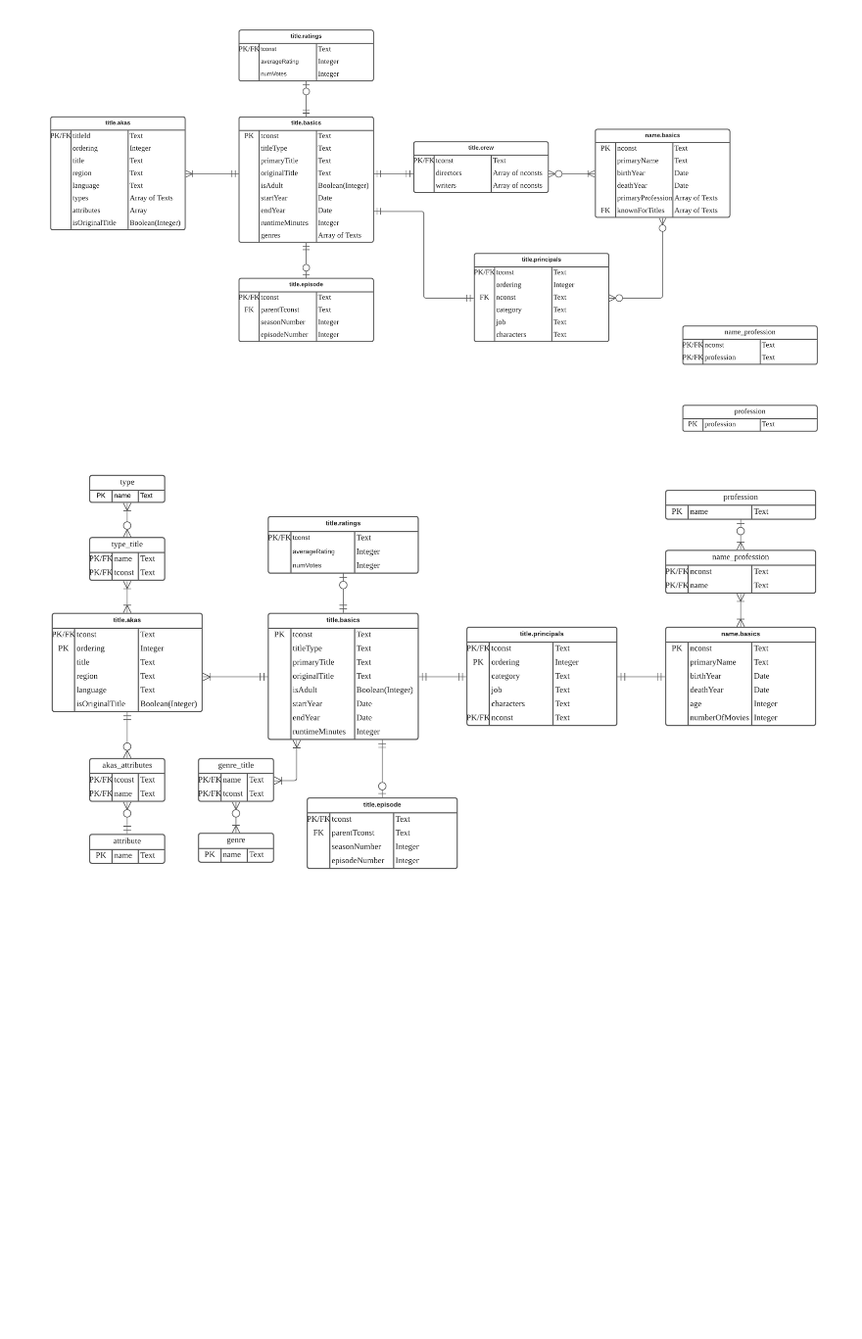
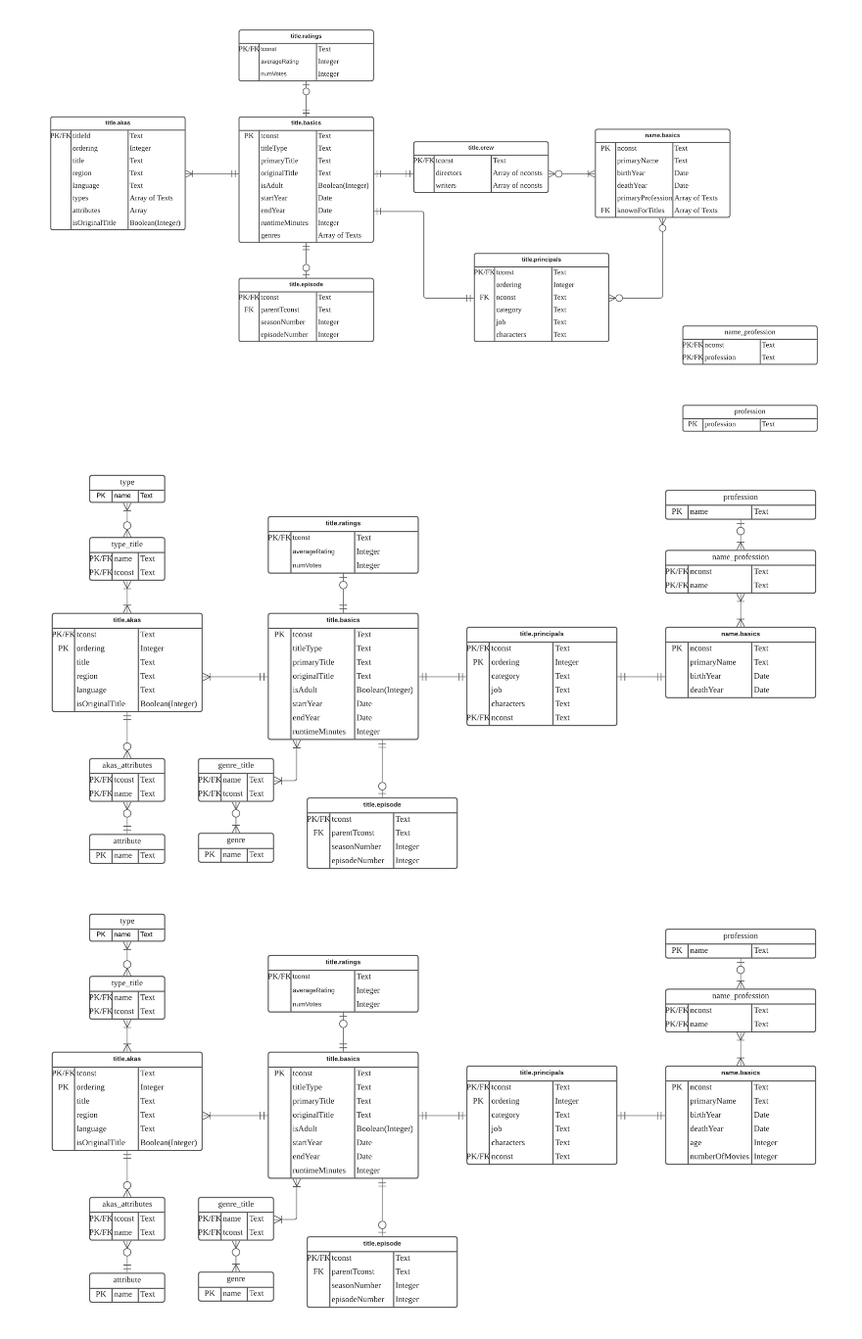
Before and after one commit to angelsophia1/Practicum2, a Jupyter notebook: practicum.ipynb, the cells around one changed output. Shown at 98% size. Saved outputs shown, nothing was run; the diff lists cells and outputs as text; code cells hidden in the pictures; blank space fills up the shorter version.

```diff
--- a/practicum.ipynb
+++ b/practicum.ipynb
@@ -8,6 +8,9 @@ Image("ERD.png")
 [figure]
 # %%
 # 2B: ERD after normalizing to BCNF
+Image("ERD_normalized.png")
+# %% [output]
+[figure, added]
 # %%
 # 2C: ERD after adding age and numberOfMovies attributes
 Image("2CD.png")
```
